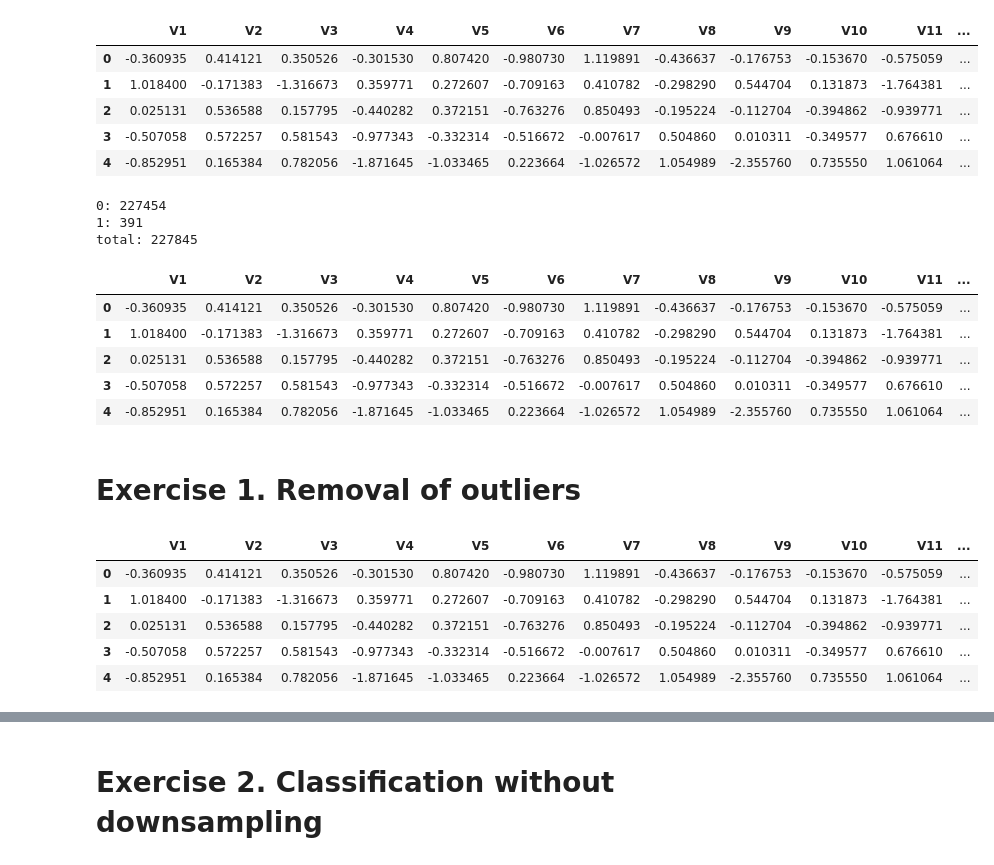
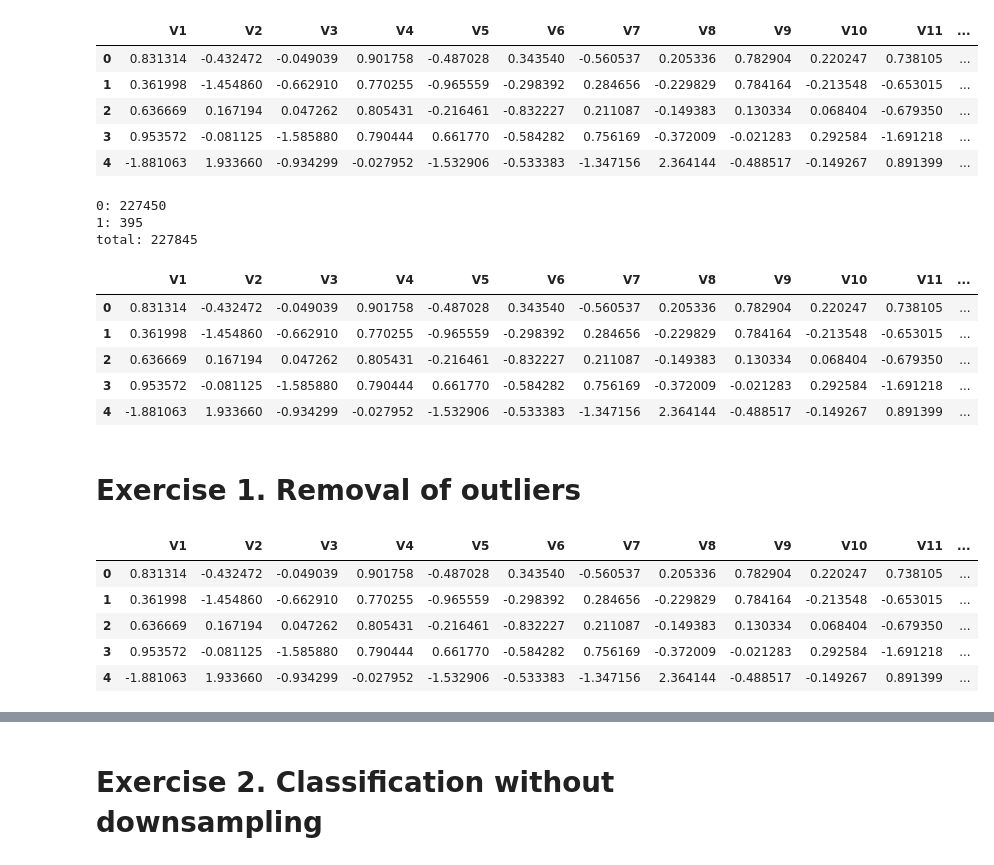
Before and after one commit to y-takashina/Gunosy-Internship-Textbook, a Jupyter notebook: exercise.ipynb, the cells around one changed output, grey strips where cells are left out. Saved outputs shown, nothing was run; the diff lists cells and outputs as text; code cells hidden in the pictures.

```diff
--- a/exercise.ipynb
+++ b/exercise.ipynb
@@ -8,33 +9,33 @@ import matplotlib.pyplot as plt
 import seaborn as sns
 sns.set_style('ticks')
 # %%
-df_train = pd.read_csv('train.csv')
-df_test = pd.read_csv('test.csv')
+df_train = pd.read_csv('train.csv', index_col=False)
+df_test = pd.read_csv('test.csv', index_col=False)
 df_train[:5]
 # %% [output]
 |  | V1 | V2 | V3 | V4 | V5 | V6 | V7 | V8 | V9 | V10 | V11 | ... |
-| 0 | -0.360935 | 0.414121 | 0.350526 | -0.301530 | 0.807420 | -0.980730 | 1.119891 | -0.436637 | -0.176753 | -0.153670 | -0.575059 | ... |
-| 1 | 1.018400 | -0.171383 | -1.316673 | 0.359771 | 0.272607 | -0.709163 | 0.410782 | -0.298290 | 0.544704 | 0.131873 | -1.764381 | ... |
-| 2 | 0.025131 | 0.536588 | 0.157795 | -0.440282 | 0.372151 | -0.763276 | 0.850493 | -0.195224 | -0.112704 | -0.394862 | -0.939771 | ... |
-| 3 | -0.507058 | 0.572257 | 0.581543 | -0.977343 | -0.332314 | -0.516672 | -0.007617 | 0.504860 | 0.010311 | -0.349577 | 0.676610 | ... |
-| 4 | -0.852951 | 0.165384 | 0.782056 | -1.871645 | -1.033465 | 0.223664 | -1.026572 | 1.054989 | -2.355760 | 0.735550 | 1.061064 | ... |
+| 0 | 0.831314 | -0.432472 | -0.049039 | 0.901758 | -0.487028 | 0.343540 | -0.560537 | 0.205336 | 0.782904 | 0.220247 | 0.738105 | ... |
+| 1 | 0.361998 | -1.454860 | -0.662910 | 0.770255 | -0.965559 | -0.298392 | 0.284656 | -0.229829 | 0.784164 | -0.213548 | -0.653015 | ... |
+| 2 | 0.636669 | 0.167194 | 0.047262 | 0.805431 | -0.216461 | -0.832227 | 0.211087 | -0.149383 | 0.130334 | 0.068404 | -0.679350 | ... |
+| 3 | 0.953572 | -0.081125 | -1.585880 | 0.790444 | 0.661770 | -0.584282 | 0.756169 | -0.372009 | -0.021283 | 0.292584 | -1.691218 | ... |
+| 4 | -1.881063 | 1.933660 | -0.934299 | -0.027952 | -1.532906 | -0.533383 | -1.347156 | 2.364144 | -0.488517 | -0.149267 | 0.891399 | ... |
 # %%
 print('0: %d\n1: %d' % tuple(df_train['Class'].value_counts()))
 print('total: %d' % len(df_train))
 # %% [output]
-0: 227454
-1: 391
+0: 227450
+1: 395
 total: 227845
 # %%
 df_features = df_train.drop(['Amount', 'Class'], axis=1)
 df_features[:5]
 # %% [output]
 |  | V1 | V2 | V3 | V4 | V5 | V6 | V7 | V8 | V9 | V10 | V11 | ... |
-| 0 | -0.360935 | 0.414121 | 0.350526 | -0.301530 | 0.807420 | -0.980730 | 1.119891 | -0.436637 | -0.176753 | -0.153670 | -0.575059 | ... |
-| 1 | 1.018400 | -0.171383 | -1.316673 | 0.359771 | 0.272607 | -0.709163 | 0.410782 | -0.298290 | 0.544704 | 0.131873 | -1.764381 | ... |
-| 2 | 0.025131 | 0.536588 | 0.157795 | -0.440282 | 0.372151 | -0.763276 | 0.850493 | -0.195224 | -0.112704 | -0.394862 | -0.939771 | ... |
-| 3 | -0.507058 | 0.572257 | 0.581543 | -0.977343 | -0.332314 | -0.516672 | -0.007617 | 0.504860 | 0.010311 | -0.349577 | 0.676610 | ... |
-| 4 | -0.852951 | 0.165384 | 0.782056 | -1.871645 | -1.033465 | 0.223664 | -1.026572 | 1.054989 | -2.355760 | 0.735550 | 1.061064 | ... |
+| 0 | 0.831314 | -0.432472 | -0.049039 | 0.901758 | -0.487028 | 0.343540 | -0.560537 | 0.205336 | 0.782904 | 0.220247 | 0.738105 | ... |
+| 1 | 0.361998 | -1.454860 | -0.662910 | 0.770255 | -0.965559 | -0.298392 | 0.284656 | -0.229829 | 0.784164 | -0.213548 | -0.653015 | ... |
+| 2 | 0.636669 | 0.167194 | 0.047262 | 0.805431 | -0.216461 | -0.832227 | 0.211087 | -0.149383 | 0.130334 | 0.068404 | -0.679350 | ... |
+| 3 | 0.953572 | -0.081125 | -1.585880 | 0.790444 | 0.661770 | -0.584282 | 0.756169 | -0.372009 | -0.021283 | 0.292584 | -1.691218 | ... |
+| 4 | -1.881063 | 1.933660 | -0.934299 | -0.027952 | -1.532906 | -0.533383 | -1.347156 | 2.364144 | -0.488517 | -0.149267 | 0.891399 | ... |
 # %% [markdown]
 # Exercise 1. Removal of outliers
 # %%
@@ -54,11 +55,11 @@ df_no_outlier = df_train[np.logical_not(mask)]
 df_no_outlier[:5]
 # %% [output]
 |  | V1 | V2 | V3 | V4 | V5 | V6 | V7 | V8 | V9 | V10 | V11 | ... |
-| 0 | -0.360935 | 0.414121 | 0.350526 | -0.301530 | 0.807420 | -0.980730 | 1.119891 | -0.436637 | -0.176753 | -0.153670 | -0.575059 | ... |
-| 1 | 1.018400 | -0.171383 | -1.316673 | 0.359771 | 0.272607 | -0.709163 | 0.410782 | -0.298290 | 0.544704 | 0.131873 | -1.764381 | ... |
-| 2 | 0.025131 | 0.536588 | 0.157795 | -0.440282 | 0.372151 | -0.763276 | 0.850493 | -0.195224 | -0.112704 | -0.394862 | -0.939771 | ... |
-| 3 | -0.507058 | 0.572257 | 0.581543 | -0.977343 | -0.332314 | -0.516672 | -0.007617 | 0.504860 | 0.010311 | -0.349577 | 0.676610 | ... |
-| 4 | -0.852951 | 0.165384 | 0.782056 | -1.871645 | -1.033465 | 0.223664 | -1.026572 | 1.054989 | -2.355760 | 0.735550 | 1.061064 | ... |
+| 0 | 0.831314 | -0.432472 | -0.049039 | 0.901758 | -0.487028 | 0.343540 | -0.560537 | 0.205336 | 0.782904 | 0.220247 | 0.738105 | ... |
+| 1 | 0.361998 | -1.454860 | -0.662910 | 0.770255 | -0.965559 | -0.298392 | 0.284656 | -0.229829 | 0.784164 | -0.213548 | -0.653015 | ... |
+| 2 | 0.636669 | 0.167194 | 0.047262 | 0.805431 | -0.216461 | -0.832227 | 0.211087 | -0.149383 | 0.130334 | 0.068404 | -0.679350 | ... |
+| 3 | 0.953572 | -0.081125 | -1.585880 | 0.790444 | 0.661770 | -0.584282 | 0.756169 | -0.372009 | -0.021283 | 0.292584 | -1.691218 | ... |
+| 4 | -1.881063 | 1.933660 | -0.934299 | -0.027952 | -1.532906 | -0.533383 | -1.347156 | 2.364144 | -0.488517 | -0.149267 | 0.891399 | ... |
 # %%
 print('0: %d\n1: %d' % tuple(df_no_outlier['Class'].value_counts()))
 print('total: %d' % len(df_no_outlier.index))
```
Also changed, not shown: parts of 12 cells of this notebook.
